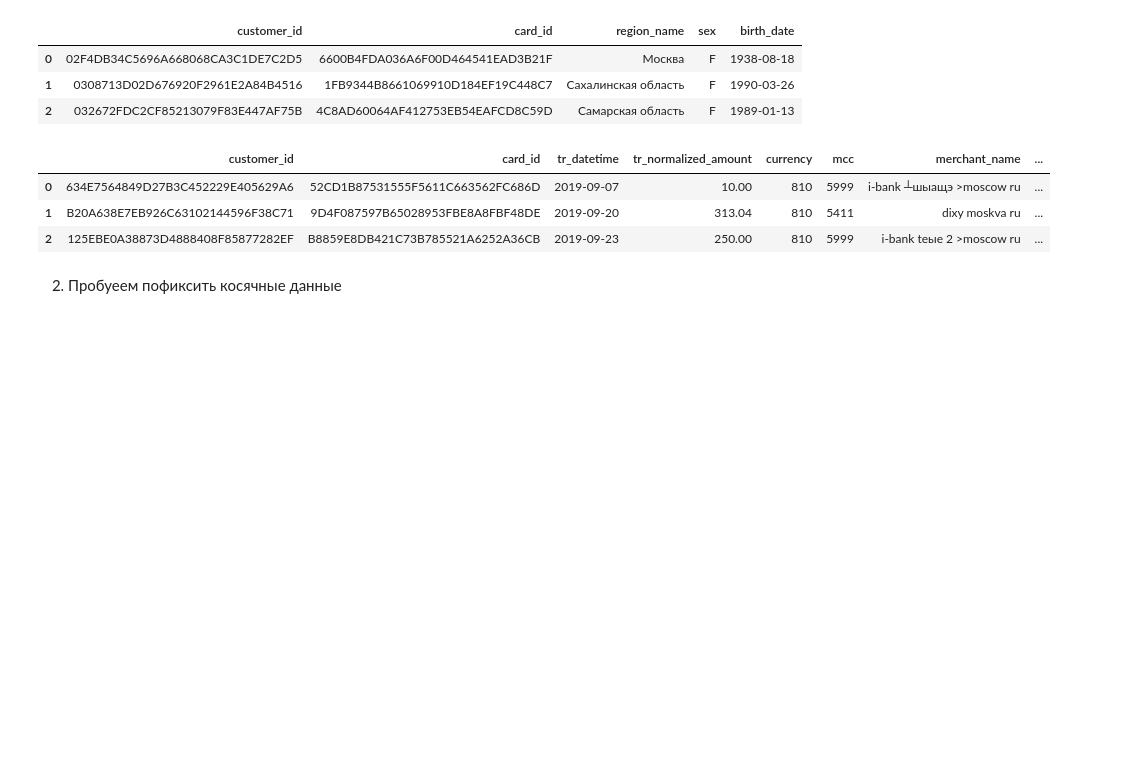
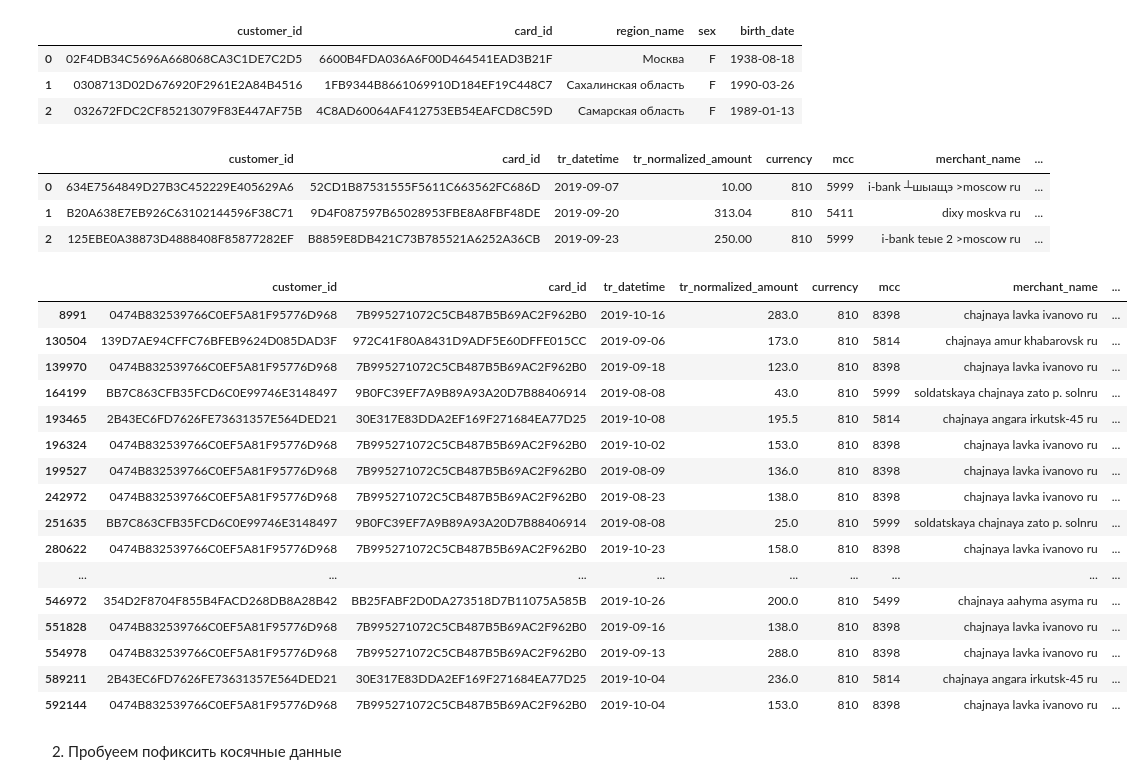
Before and after one commit to odinicc/Data-Practice, a Jupyter notebook: 21 Test task/Odintsov Ivan - Тестовое/1 Task.ipynb, the cells around one changed output. Saved outputs shown, nothing was run; the diff lists cells and outputs as text; code cells hidden in the pictures; blank space fills up the shorter version.

```diff
--- a/21 Test task/Odintsov Ivan - Тестовое/1 Task.ipynb
+++ b/21 Test task/Odintsov Ivan - Тестовое/1 Task.ipynb
@@ -38,6 +38,26 @@ df_transactions.head(3)
 | 0 | 634E7564849D27B3C452229E405629A6 | 52CD1B87531555F5611C663562FC686D | 2019-09-07 | 10.00 | 810 | 5999 | i-bank ┴шыaщэ >moscow ru | ... |
 | 1 | B20A638E7EB926C63102144596F38C71 | 9D4F087597B65028953FBE8A8FBF48DE | 2019-09-20 | 313.04 | 810 | 5411 | dixy moskva ru | ... |
 | 2 | 125EBE0A38873D4888408F85877282EF | B8859E8DB421C73B785521A6252A36CB | 2019-09-23 | 250.00 | 810 | 5999 | i-bank teыe 2 >moscow ru | ... |
+# %%
+df_transactions[df_transactions['merchant_name'].str.contains("chajnaya")]
+# %% [output]
+|  | customer_id | card_id | tr_datetime | tr_normalized_amount | currency | mcc | merchant_name | ... |
+| 8991 | 0474B832539766C0EF5A81F95776D968 | 7B995271072C5CB487B5B69AC2F962B0 | 2019-10-16 | 283.0 | 810 | 8398 | chajnaya lavka ivanovo ru | ... |
+| 130504 | 139D7AE94CFFC76BFEB9624D085DAD3F | 972C41F80A8431D9ADF5E60DFFE015CC | 2019-09-06 | 173.0 | 810 | 5814 | chajnaya amur khabarovsk ru | ... |
+| 139970 | 0474B832539766C0EF5A81F95776D968 | 7B995271072C5CB487B5B69AC2F962B0 | 2019-09-18 | 123.0 | 810 | 8398 | chajnaya lavka ivanovo ru | ... |
+| 164199 | BB7C863CFB35FCD6C0E99746E3148497 | 9B0FC39EF7A9B89A93A20D7B88406914 | 2019-08-08 | 43.0 | 810 | 5999 | soldatskaya chajnaya zato p. solnru | ... |
+| 193465 | 2B43EC6FD7626FE73631357E564DED21 | 30E317E83DDA2EF169F271684EA77D25 | 2019-10-08 | 195.5 | 810 | 5814 | chajnaya angara irkutsk-45 ru | ... |
+| 196324 | 0474B832539766C0EF5A81F95776D968 | 7B995271072C5CB487B5B69AC2F962B0 | 2019-10-02 | 153.0 | 810 | 8398 | chajnaya lavka ivanovo ru | ... |
+| 199527 | 0474B832539766C0EF5A81F95776D968 | 7B995271072C5CB487B5B69AC2F962B0 | 2019-08-09 | 136.0 | 810 | 8398 | chajnaya lavka ivanovo ru | ... |
+| 242972 | 0474B832539766C0EF5A81F95776D968 | 7B995271072C5CB487B5B69AC2F962B0 | 2019-08-23 | 138.0 | 810 | 8398 | chajnaya lavka ivanovo ru | ... |
+| 251635 | BB7C863CFB35FCD6C0E99746E3148497 | 9B0FC39EF7A9B89A93A20D7B88406914 | 2019-08-08 | 25.0 | 810 | 5999 | soldatskaya chajnaya zato p. solnru | ... |
+| 280622 | 0474B832539766C0EF5A81F95776D968 | 7B995271072C5CB487B5B69AC2F962B0 | 2019-10-23 | 158.0 | 810 | 8398 | chajnaya lavka ivanovo ru | ... |
+| ... | ... | ... | ... | ... | ... | ... | ... | ... |
+| 546972 | 354D2F8704F855B4FACD268DB8A28B42 | BB25FABF2D0DA273518D7B11075A585B | 2019-10-26 | 200.0 | 810 | 5499 | chajnaya aahyma asyma ru | ... |
+| 551828 | 0474B832539766C0EF5A81F95776D968 | 7B995271072C5CB487B5B69AC2F962B0 | 2019-09-16 | 138.0 | 810 | 8398 | chajnaya lavka ivanovo ru | ... |
+| 554978 | 0474B832539766C0EF5A81F95776D968 | 7B995271072C5CB487B5B69AC2F962B0 | 2019-09-13 | 288.0 | 810 | 8398 | chajnaya lavka ivanovo ru | ... |
+| 589211 | 2B43EC6FD7626FE73631357E564DED21 | 30E317E83DDA2EF169F271684EA77D25 | 2019-10-04 | 236.0 | 810 | 5814 | chajnaya angara irkutsk-45 ru | ... |
+| 592144 | 0474B832539766C0EF5A81F95776D968 | 7B995271072C5CB487B5B69AC2F962B0 | 2019-10-04 | 153.0 | 810 | 8398 | chajnaya lavka ivanovo ru | ... |
 # %% [markdown]
 2. Пробуеем пофиксить косячные данные
 # %% [markdown]
```
